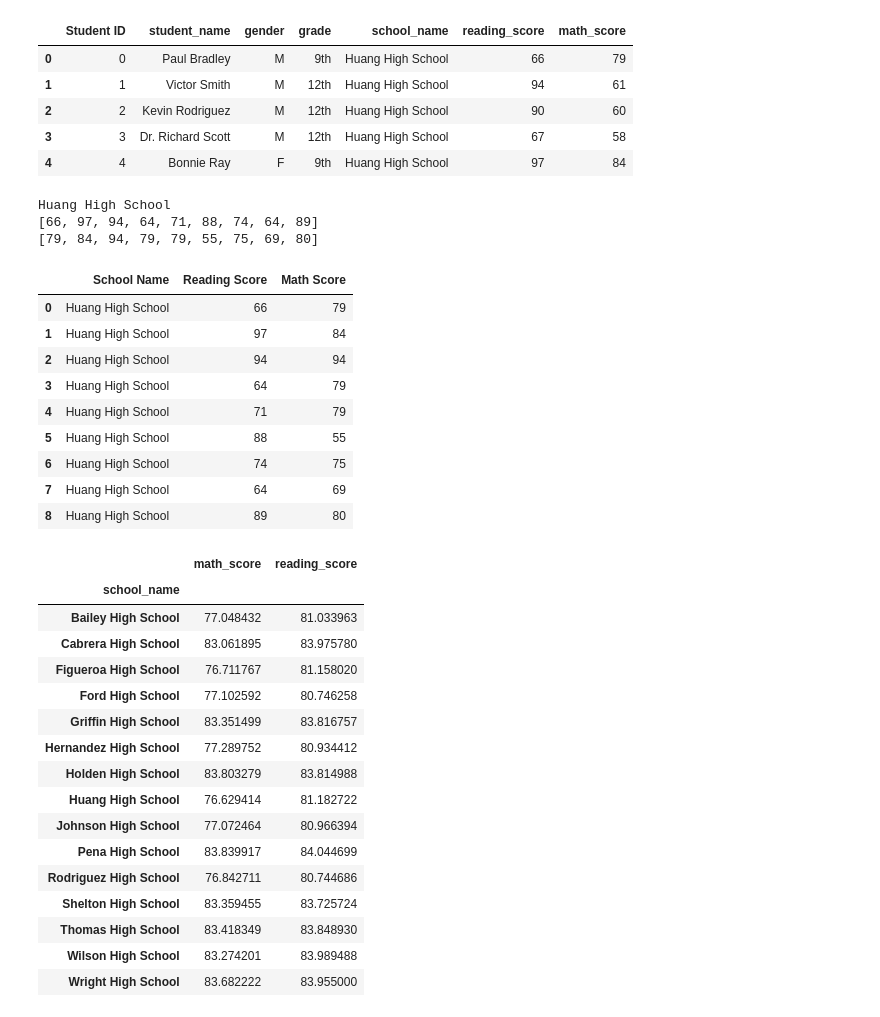
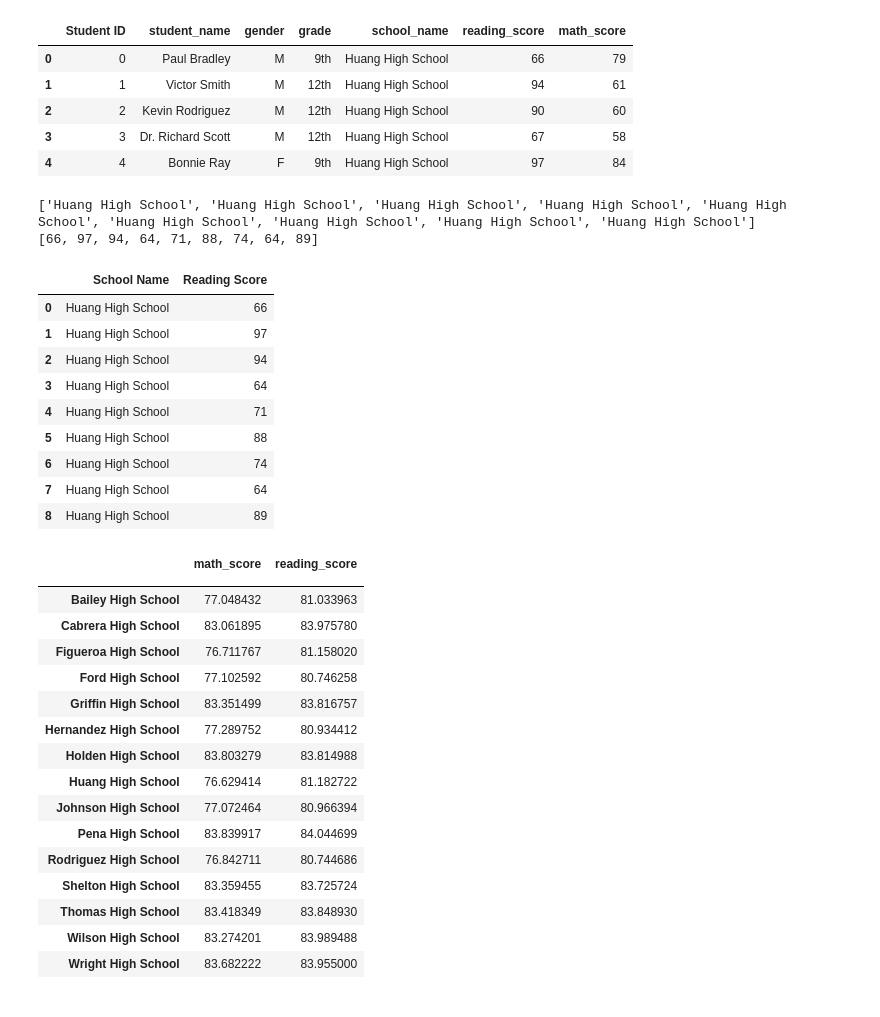
Before and after one commit to WayneJ2/pandas-challenge, a Jupyter notebook: PyCitySchools/PyCityCode.ipynb, the cells around one changed output. Saved outputs shown, nothing was run; the diff lists cells and outputs as text; code cells hidden in the pictures.

Commit message:
small change
added line to remove index column header

```diff
--- a/PyCitySchools/PyCityCode.ipynb
+++ b/PyCitySchools/PyCityCode.ipynb
@@ -173,50 +173,51 @@ student_data.head()
 # %%
 readNine = {}
 readTen = {}
 readEleven = {}
 readTwelve = {}
 
 schools = []
 mathScore = []
 readScore = []
 
 
 for i in range(20) :
     if student_data["grade"][i] == "9th":
         student = student_data["student_name"][i]
         schools.append(student_data["school_name"][i])
         readScore.append(student_data["reading_score"][i])
         mathScore.append(student_data["math_score"][i])
-        readNine = {"School Name": school,
+        readNine = {"School Name": schools,
                     "Reading Score": readScore,
-                    "Math Score": mathScore
+#                     "Math Score": mathScore
                    }
+
 #         print(f'{readNine["School Name"]} {readNine["Reading Score"]} {readNine["Math Score"]}')
 print(readNine["School Name"])
 print(readNine["Reading Score"])
-print(readNine["Math Score"])
+# print(readNine["Math Score"])
 test_df = pd.DataFrame(readNine)
 test_df
 # %% [output]
-Huang High School
+['Huang High School', 'Huang High School', 'Huang High School', 'Huang High School', 'Huang High School', 'Huang High School', 'Huang High School', 'Huang High School', 'Huang High School']
 [66, 97, 94, 64, 71, 88, 74, 64, 89]
-[79, 84, 94, 79, 79, 55, 75, 69, 80]
-|  | School Name | Reading Score | Math Score |
-| 0 | Huang High School | 66 | 79 |
-| 1 | Huang High School | 97 | 84 |
-| 2 | Huang High School | 94 | 94 |
-| 3 | Huang High School | 64 | 79 |
-| 4 | Huang High School | 71 | 79 |
-| 5 | Huang High School | 88 | 55 |
-| 6 | Huang High School | 74 | 75 |
-| 7 | Huang High School | 64 | 69 |
-| 8 | Huang High School | 89 | 80 |
+|  | School Name | Reading Score |
+| 0 | Huang High School | 66 |
+| 1 | Huang High School | 97 |
+| 2 | Huang High School | 94 |
+| 3 | Huang High School | 64 |
+| 4 | Huang High School | 71 |
+| 5 | Huang High School | 88 |
+| 6 | Huang High School | 74 |
+| 7 | Huang High School | 64 |
+| 8 | Huang High School | 89 |
 # %%
 mathScores_df = scoreGroup_df.copy()
+mathScores_df.index.name = ""
 mathScores_df
 # %% [output]
 |  | math_score | reading_score |
-| school_name |  |  |
+|  |  |  |
 | Bailey High School | 77.048432 | 81.033963 |
 | Cabrera High School | 83.061895 | 83.975780 |
 | Figueroa High School | 76.711767 | 81.158020 |
```
Also changed, not shown: parts of 1 cell of this notebook.
